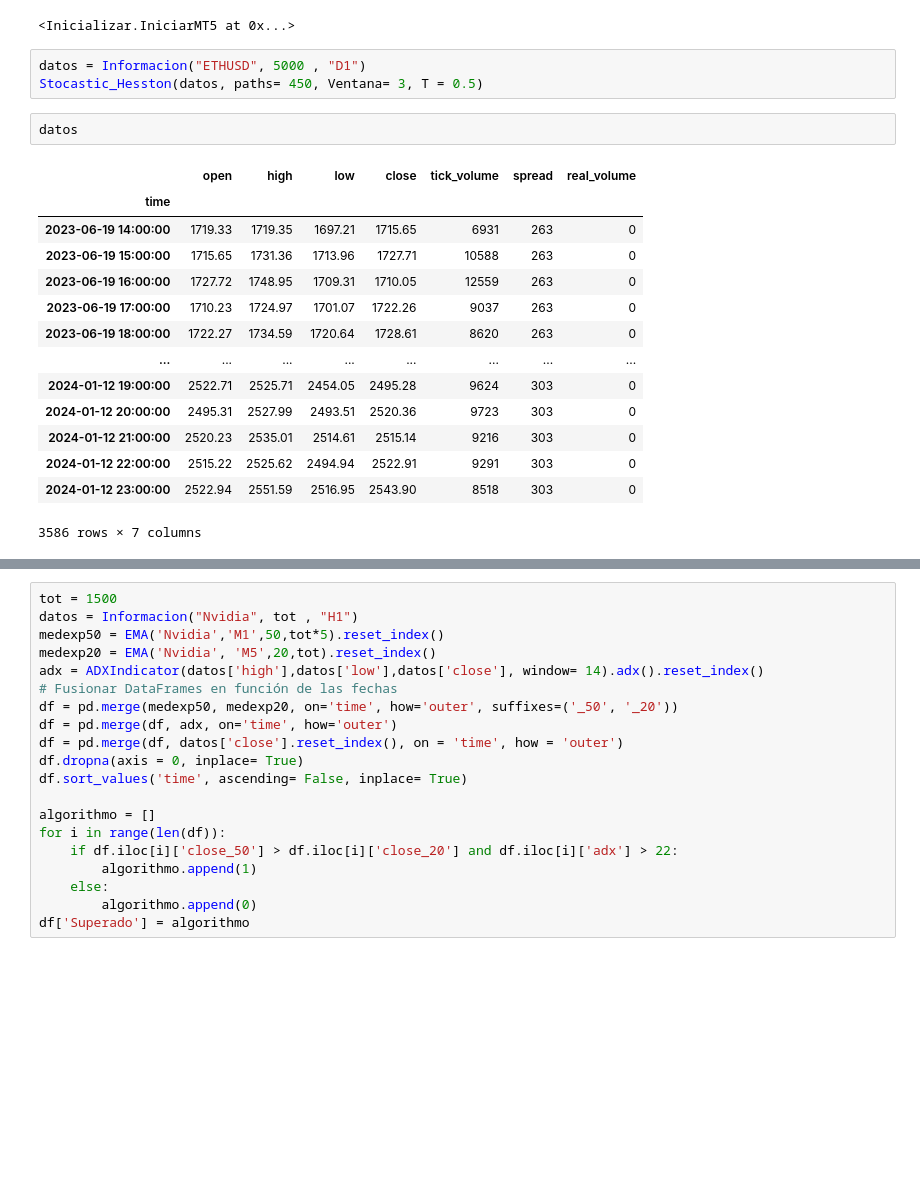
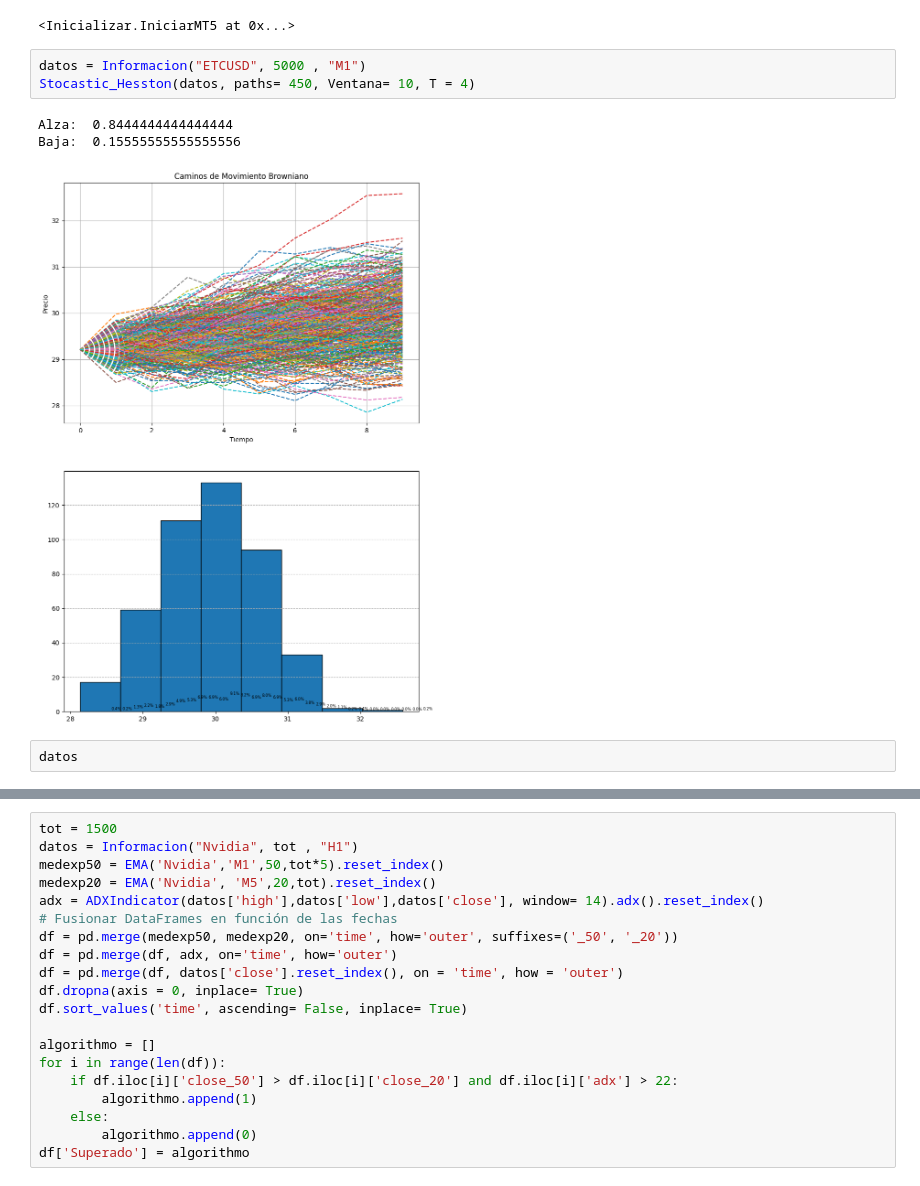
Before and after one commit to miguel2019547/Metatrader, a Jupyter notebook: Algoritmos/Analitica.ipynb, the cells around one changed output, grey strips where cells are left out. Drawn from its saved outputs; the diff is of its cells as text; blank space fills up the shorter version.

```diff
--- a/Algoritmos/Analitica.ipynb
+++ b/Algoritmos/Analitica.ipynb
@@ -21,25 +21,14 @@ Inicializacion Completa
 Inicializacion Completa
 <Inicializar.IniciarMT5 at 0x...>
 # %%
-datos = Informacion("ETHUSD", 5000 , "D1")
-Stocastic_Hesston(datos, paths= 450, Ventana= 3, T = 0.5)
+datos = Informacion("ETCUSD", 5000 , "M1")
+Stocastic_Hesston(datos, paths= 450, Ventana= 10, T = 4)
+# %% [output]
+Alza:  0.8444444444444444
+Baja:  0.15555555555555556
+[figure, added]
 # %%
 datos
-# %% [output]
-|  | open | high | low | close | tick_volume | spread | real_volume |
-| time |  |  |  |  |  |  |  |
-| 2023-06-19 14:00:00 | 1719.33 | 1719.35 | 1697.21 | 1715.65 | 6931 | 263 | 0 |
-| 2023-06-19 15:00:00 | 1715.65 | 1731.36 | 1713.96 | 1727.71 | 10588 | 263 | 0 |
-| 2023-06-19 16:00:00 | 1727.72 | 1748.95 | 1709.31 | 1710.05 | 12559 | 263 | 0 |
-| 2023-06-19 17:00:00 | 1710.23 | 1724.97 | 1701.07 | 1722.26 | 9037 | 263 | 0 |
-| 2023-06-19 18:00:00 | 1722.27 | 1734.59 | 1720.64 | 1728.61 | 8620 | 263 | 0 |
-| ... | ... | ... | ... | ... | ... | ... | ... |
-| 2024-01-12 19:00:00 | 2522.71 | 2525.71 | 2454.05 | 2495.28 | 9624 | 303 | 0 |
-| 2024-01-12 20:00:00 | 2495.31 | 2527.99 | 2493.51 | 2520.36 | 9723 | 303 | 0 |
-| 2024-01-12 21:00:00 | 2520.23 | 2535.01 | 2514.61 | 2515.14 | 9216 | 303 | 0 |
-| 2024-01-12 22:00:00 | 2515.22 | 2525.62 | 2494.94 | 2522.91 | 9291 | 303 | 0 |
-| 2024-01-12 23:00:00 | 2522.94 | 2551.59 | 2516.95 | 2543.90 | 8518 | 303 | 0 |
-3586 rows × 7 columns
 # %%
 from Formulas import EMA
 from ta.trend import ADXIndicator
```
Also changed, not shown: parts of 4 cells of this notebook, 1 other file.
